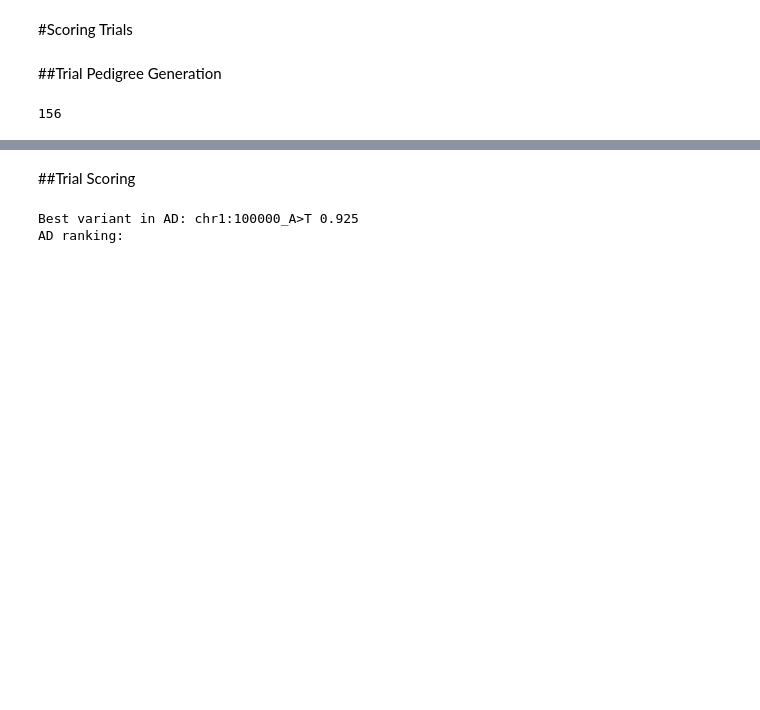
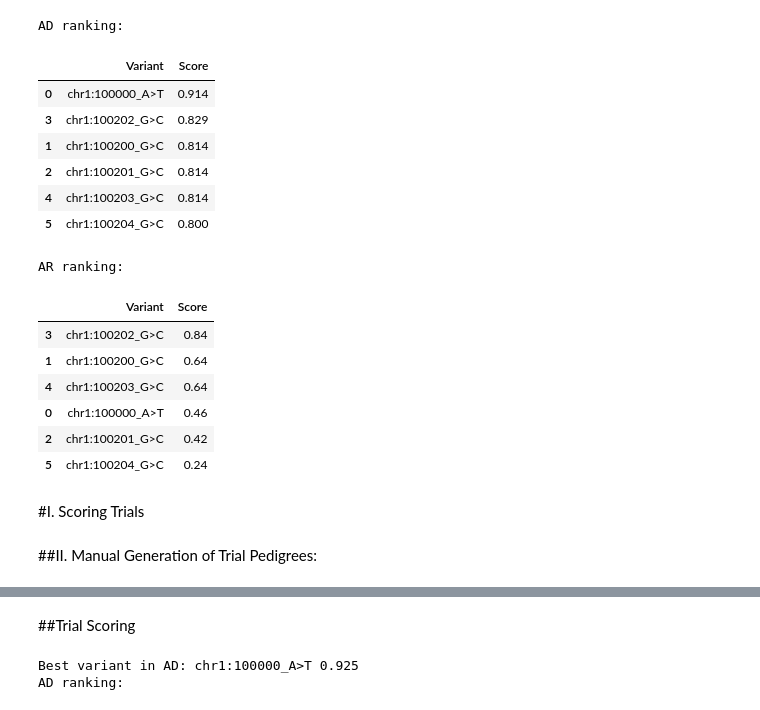
Before and after one commit to taylorngt/PedNet, a Jupyter notebook: SegregationScoring.ipynb, the cells around one changed output, grey strips where cells are left out. Saved outputs shown, nothing was run; the diff lists cells and outputs as text; code cells hidden in the pictures; blank space fills up the shorter version.

```diff
--- a/SegregationScoring.ipynb
+++ b/SegregationScoring.ipynb
@@ -116,0 +701,13 @@ def simulate_variant_table(G, mode='AD', n_bg=5, seed=1):
+# %%
+def get_scaled_thresholds(PedGraph,
+                          feats_and_mets= ['ratio_aff_parent', 'gen_cov', 'sibling_aff_ratio', 'avg_bet_carrier', 'avg_bet_aff',
+                                    #avg_betweenness redundent with avg_bet_carrier?
+                                    'avg_degree_centrality', 'avg_betweenness', 'avg_closeness',
+                                    'avg_clustering', 'diameter', 'avg_path_len',
+                                    'sigma_small_world', 'pl_alpha', 'pl_xmin'],
+                          trial_count= 500):
+    generation_count = max(generations(PedGraph).values())+1
+    thresholds = size_specific_threshold_determination(feature_options= feats_and_mets,
+                                                       trials_count= trial_count,
+                                                       generation_range= (generation_count,generation_count))
+    return thresholds[generation_count]
@@ -116,0 +716,10 @@ def simulate_variant_table(G, mode='AD', n_bg=5, seed=1):
+# %%
+def classify_pedigree(PedGraph):
+    #built in modelign for threshold determination, runs every time you classify a pedigree, not optimal
+    all_feats_and_mets = {**pedigree_features(PedGraph), **graph_metrics(PedGraph)}
+    thresholds = get_scaled_thresholds(PedGraph= PedGraph,
+                                       feats_and_mets= all_feats_and_mets.keys(),
+                                       trial_count= 1000)
+    predicted_mode = confidence_score_classification(all_feats_and_mets, thresholds)
+    print(f'Predicted Mode of Inheritence: {predicted_mode}')
+    return predicted_mode
@@ -116,0 +763,3 @@ def simulate_variant_table(G, mode='AD', n_bg=5, seed=1):
+# %%
+best_AD_var, AD_scores_raw = scan_variants(G_ad, vars_AD)
+print('Best Variant in AD Trial: ', best_AD_var, AD_scores_raw[best_AD_var])
@@ -116,0 +872,3 @@ def simulate_variant_table(G, mode='AD', n_bg=5, seed=1):
+# %%
+best_AR_var, AR_scores_raw = scan_variants(G_ar, vars_AR)
+print('Best Variant in AR Trial: ', best_AR_var, AR_scores_raw[best_AR_var])
@@ -117,9 +982,33 @@ def simulate_variant_table(G, mode='AD', n_bg=5, seed=1):
+# %%
+varScores_df_AD = pd.DataFrame(list(AD_scores_raw.items()), columns=['Variant','Score']).sort_values('Score', ascending=False)
+var_df_AR = pd.DataFrame(list(AR_scores_raw.items()), columns=['Variant','Score']).sort_values('Score', ascending=False)
+print('AD ranking:')
+display(varScores_df_AD)
+print('AR ranking:')
+display(var_df_AR)
+# %% [output]
+AD ranking:
+|  | Variant | Score |
+| 0 | chr1:100000_A>T | 0.914 |
+| 3 | chr1:100202_G>C | 0.829 |
+| 1 | chr1:100200_G>C | 0.814 |
+| 2 | chr1:100201_G>C | 0.814 |
+| 4 | chr1:100203_G>C | 0.814 |
+| 5 | chr1:100204_G>C | 0.800 |
+AR ranking:
+|  | Variant | Score |
+| 3 | chr1:100202_G>C | 0.84 |
+| 1 | chr1:100200_G>C | 0.64 |
+| 4 | chr1:100203_G>C | 0.64 |
+| 0 | chr1:100000_A>T | 0.46 |
+| 2 | chr1:100201_G>C | 0.42 |
+| 5 | chr1:100204_G>C | 0.24 |
 # %% [markdown]
-#Scoring Trials
+#I. Scoring Trials
-# %% [markdown]
-##Trial Pedigree Generation
+# %% [markdown]
+##II. Manual Generation of Trial Pedigrees:
 # %%
-ped_AD = '''\
+original_ped_AD = '''\
 FAM1 1 0 0 1 2
 FAM1 2 0 0 2 1
 FAM1 3 1 2 1 2
@@ -129,7 +1018,17 @@ FAM1 6 3 5 1 2
 FAM1 7 3 5 2 1
 FAM1 8 0 0 1 1
 '''
-open('ad_complete.ped','w').write(ped_AD)
+
+new_ped_AD = '''\
+FAM1 1 0 0 1 2
+FAM1 2 0 0 2 1
+FAM1 3 1 2 1 2
+FAM1 4 1 2 2 1
+FAM1 5 0 0 2 1
+FAM1 6 3 5 1 2
+FAM1 7 3 5 2 1
+'''
+open('ad_complete.ped','w').write(new_ped_AD)
 
 ped_AR = '''\
 FAM2 1 0 0 1 1
@@ -144,5 +1043,8 @@ FAM2 7 4 10 2 2
 FAM2 8 4 10 1 1
 '''
 open('ar_complete.ped','w').write(ped_AR)
+
+DF_ad = pedfile_readin('ad_complete.ped')
+DF_ar = pedfile_readin('ar_complete.ped')
+G_ad = construct_pedigree_graph(DF_ad)
+G_ar = construct_pedigree_graph(DF_ar)
-# %% [output]
-156
```
Also changed, not shown: parts of 32 cells of this notebook, 2 other files.
